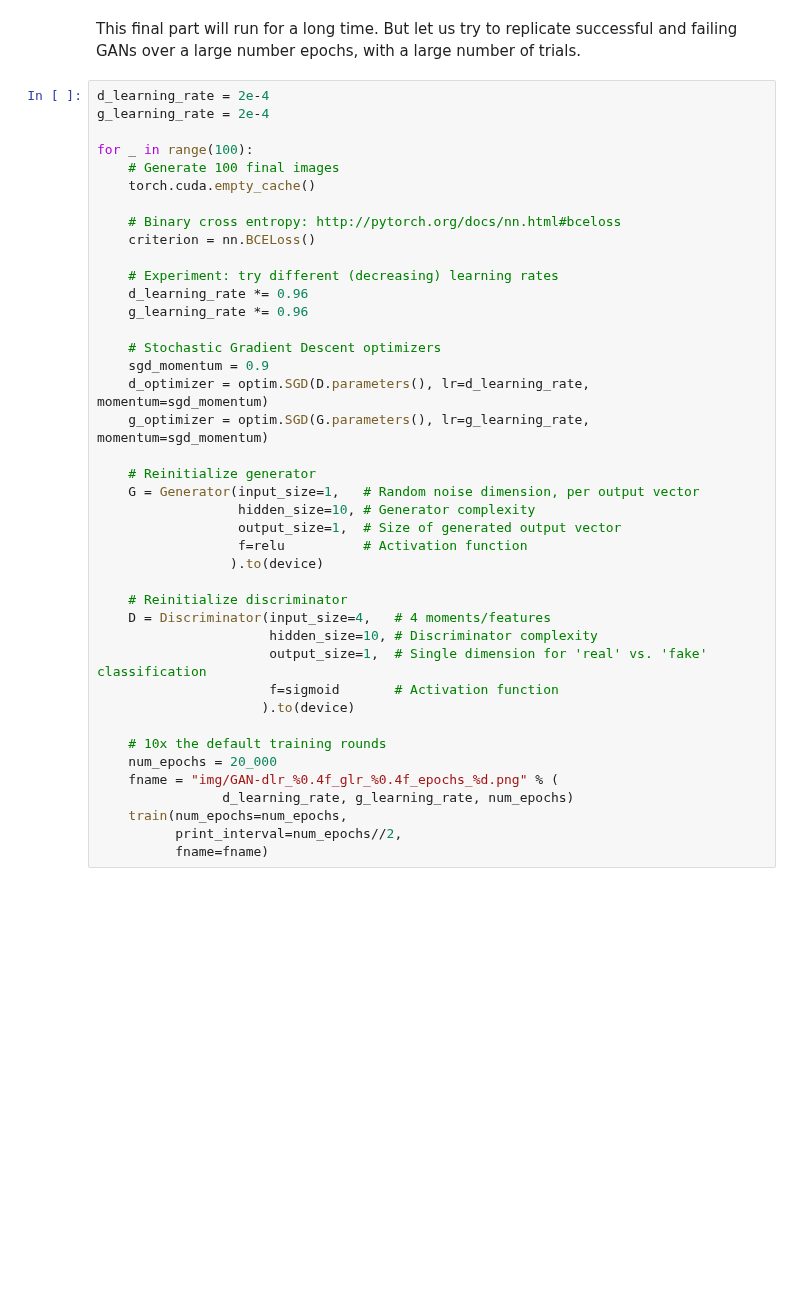
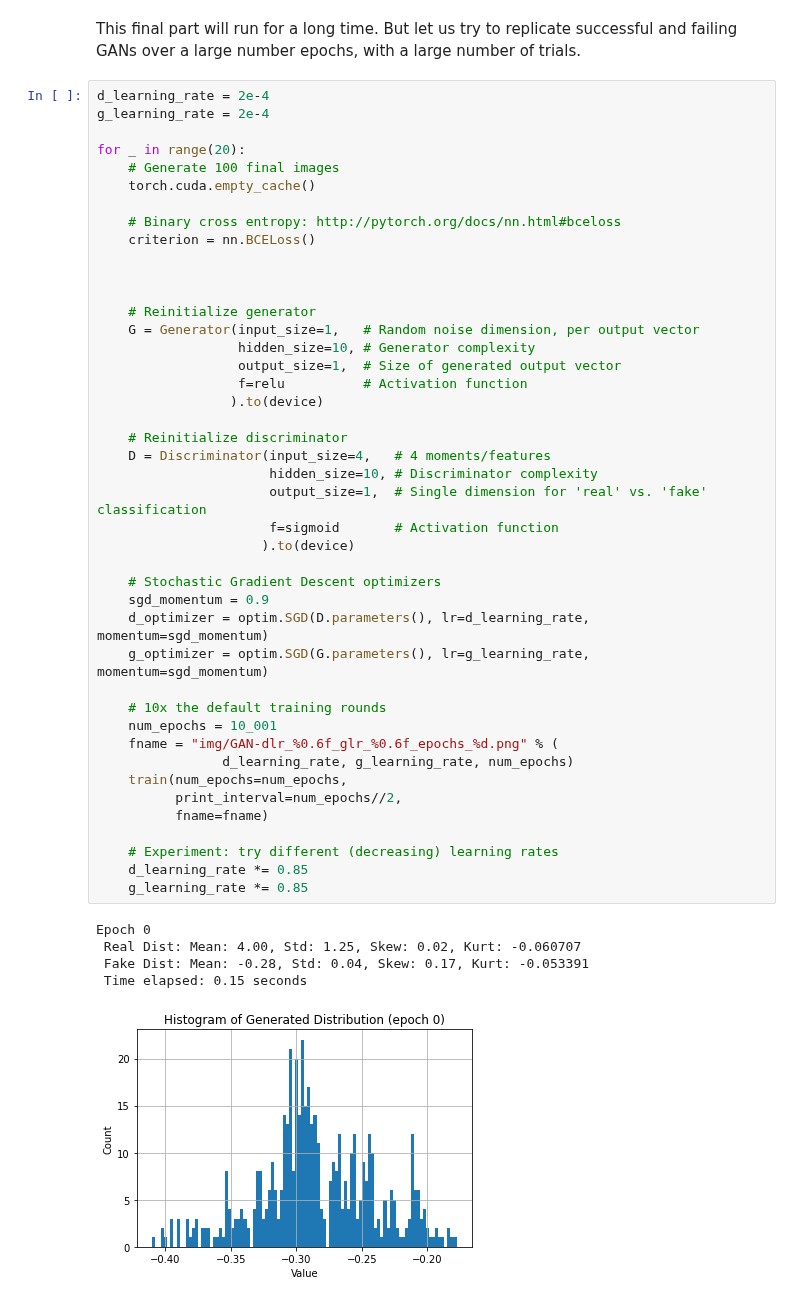
Before and after one commit to DavidMertz/PyTorch-webinar, a Jupyter notebook: NetworkExamples_4.ipynb, the cells around one changed output. Saved outputs shown, nothing was run; the diff lists cells and outputs as text; blank space fills up the shorter version.

```diff
--- a/NetworkExamples_4.ipynb
+++ b/NetworkExamples_4.ipynb
@@ -330,40 +356,48 @@ This final part will run for a long time.  But let us try to replicate successfu
 d_learning_rate = 2e-4
 g_learning_rate = 2e-4
 
-for _ in range(100):
+for _ in range(20):
     # Generate 100 final images
     torch.cuda.empty_cache()
 
     # Binary cross entropy: http://pytorch.org/docs/nn.html#bceloss
     criterion = nn.BCELoss()
 
-    # Experiment: try different (decreasing) learning rates
-    d_learning_rate *= 0.96
-    g_learning_rate *= 0.96
 
-    # Stochastic Gradient Descent optimizers
-    sgd_momentum = 0.9
-    d_optimizer = optim.SGD(D.parameters(), lr=d_learning_rate, momentum=sgd_momentum)
-    g_optimizer = optim.SGD(G.parameters(), lr=g_learning_rate, momentum=sgd_momentum)
 
     # Reinitialize generator
     G = Generator(input_size=1,   # Random noise dimension, per output vector
                   hidden_size=10, # Generator complexity
                   output_size=1,  # Size of generated output vector
                   f=relu          # Activation function
                  ).to(device)
 
     # Reinitialize discriminator
     D = Discriminator(input_size=4,   # 4 moments/features
                       hidden_size=10, # Discriminator complexity
                       output_size=1,  # Single dimension for 'real' vs. 'fake' classification
                       f=sigmoid       # Activation function
                      ).to(device)
 
+    # Stochastic Gradient Descent optimizers
+    sgd_momentum = 0.9
+    d_optimizer = optim.SGD(D.parameters(), lr=d_learning_rate, momentum=sgd_momentum)
+    g_optimizer = optim.SGD(G.parameters(), lr=g_learning_rate, momentum=sgd_momentum)
+
     # 10x the default training rounds
-    num_epochs = 20_000
-    fname = "img/GAN-dlr_%0.4f_glr_%0.4f_epochs_%d.png" % (
+    num_epochs = 10_001
+    fname = "img/GAN-dlr_%0.6f_glr_%0.6f_epochs_%d.png" % (
                 d_learning_rate, g_learning_rate, num_epochs)
     train(num_epochs=num_epochs,
           print_interval=num_epochs//2,
           fname=fname)
+
+    # Experiment: try different (decreasing) learning rates
+    d_learning_rate *= 0.85
+    g_learning_rate *= 0.85
+# %% [output]
+Epoch 0
+ Real Dist: Mean: 4.00, Std: 1.25, Skew: 0.02, Kurt: -0.060707
+ Fake Dist: Mean: -0.28, Std: 0.04, Skew: 0.17, Kurt: -0.053391
+ Time elapsed: 0.15 seconds
+[figure, added]
```
Also changed, not shown: parts of 6 cells of this notebook, 22 other files.
